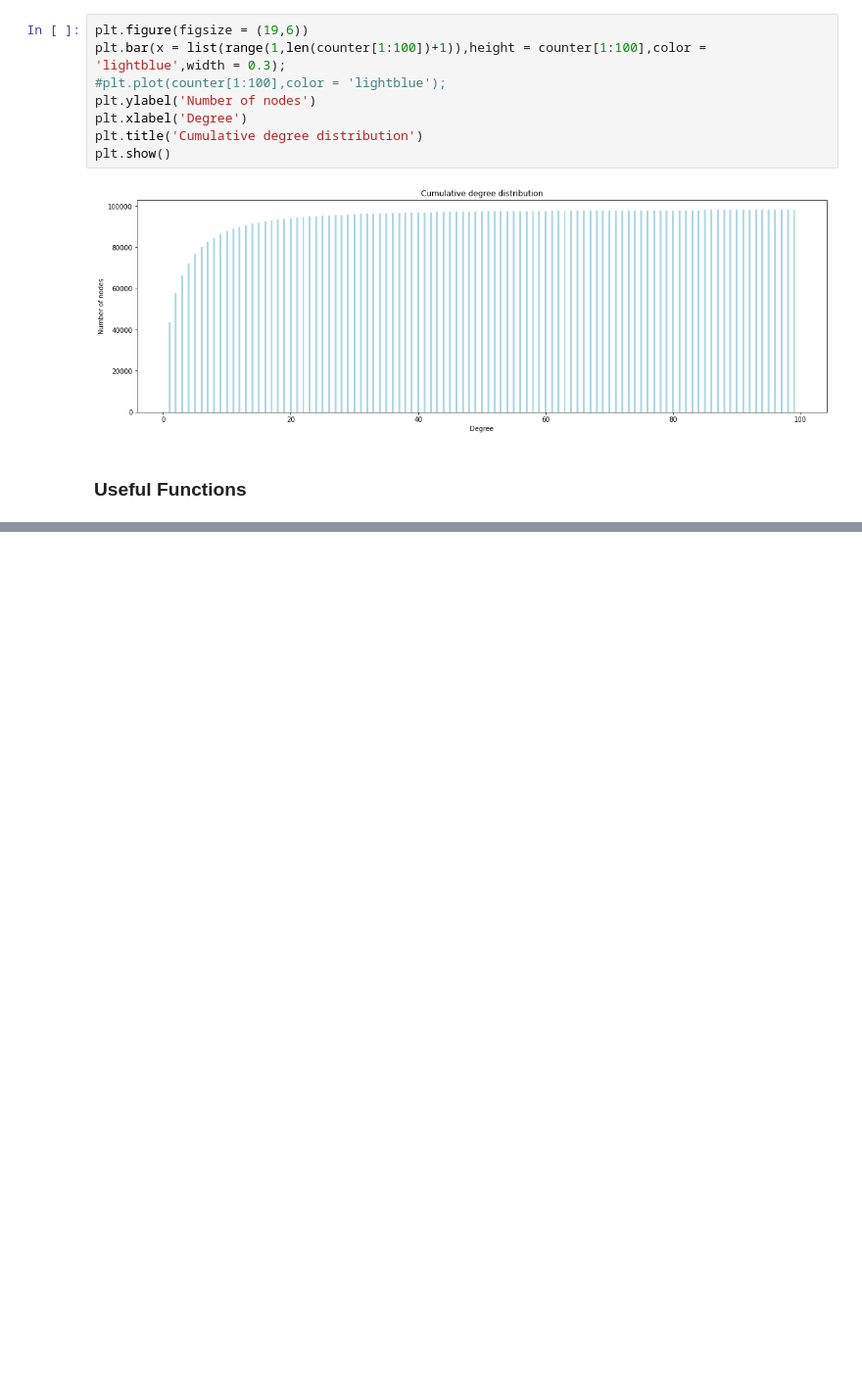
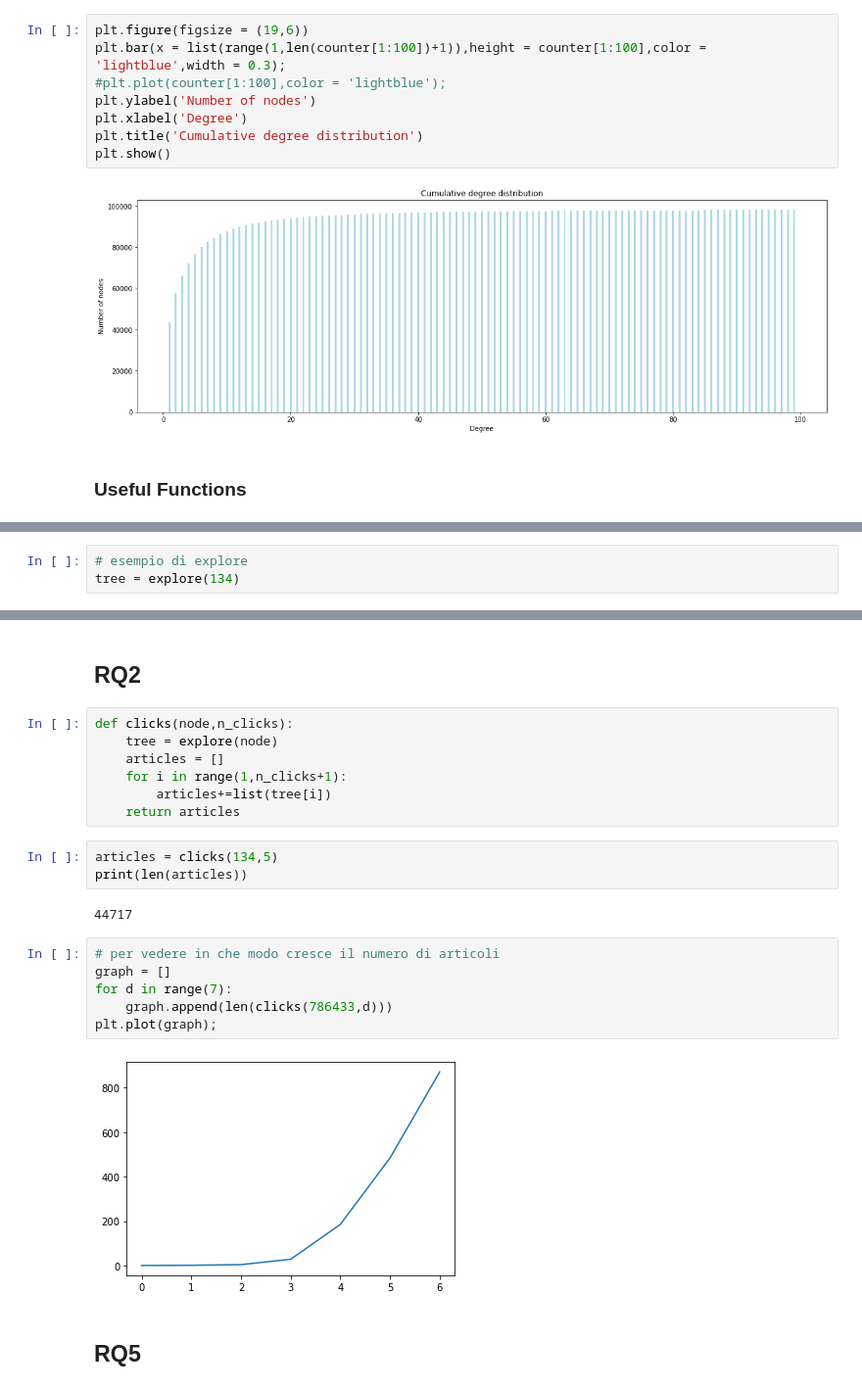
Before and after one commit to SimoneFiorellino/ADM-HW5, a Jupyter notebook: Graph_nuovo.ipynb, the cells around one changed output, grey strips where cells are left out. Shown: that part at 98% size. Saved outputs shown, nothing was run; the diff lists cells and outputs as text; blank space fills up the shorter version.

```diff
--- a/Graph_nuovo.ipynb
+++ b/Graph_nuovo.ipynb
@@ -197,0 +263,3 @@ shortest_path(node1,node2)
+# %%
+# esempio di explore
+tree = explore(134)
@@ -197,0 +282,24 @@ shortest_path(node1,node2)
+# %% [markdown]
+## RQ2
+# %%
+def clicks(node,n_clicks):
+    tree = explore(node)
+    articles = []
+    for i in range(1,n_clicks+1):
+        articles+=list(tree[i])
+    return articles
+# %%
+articles = clicks(134,5)
+print(len(articles))
+# %% [output]
+44717
+# %%
+# per vedere in che modo cresce il numero di articoli
+graph = []
+for d in range(7):
+    graph.append(len(clicks(786433,d)))
+plt.plot(graph);
+# %% [output]
+[figure, added]
+# %% [markdown]
+## RQ5
```
Also changed, not shown: parts of 12 cells of this notebook.
